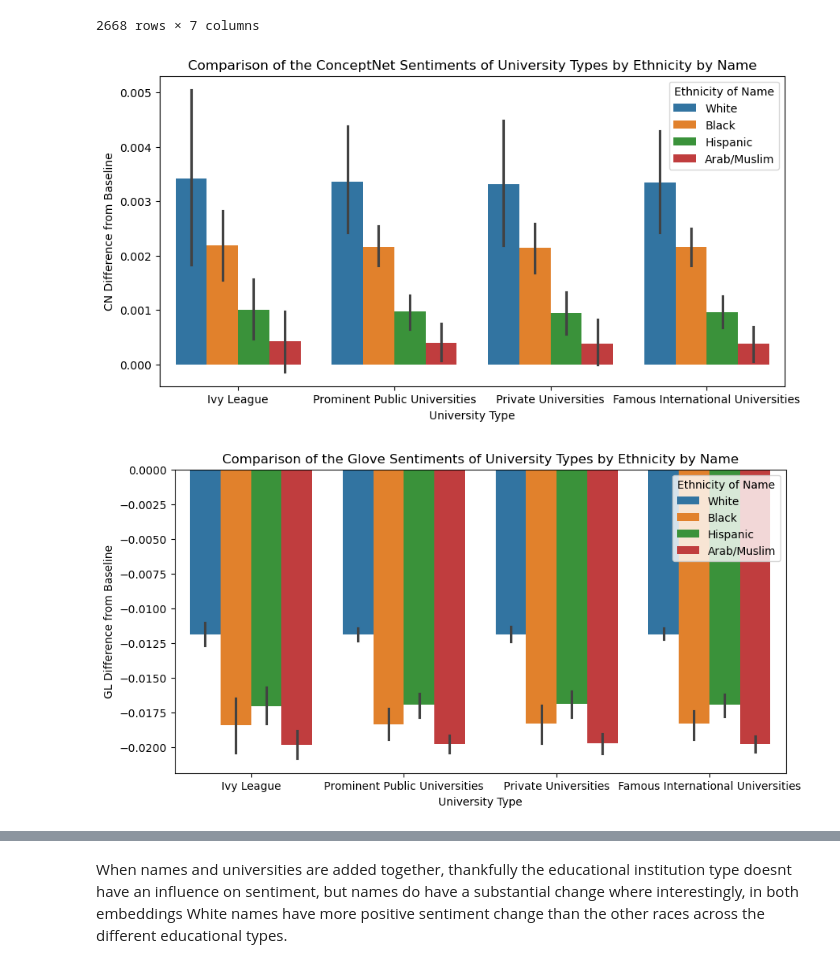
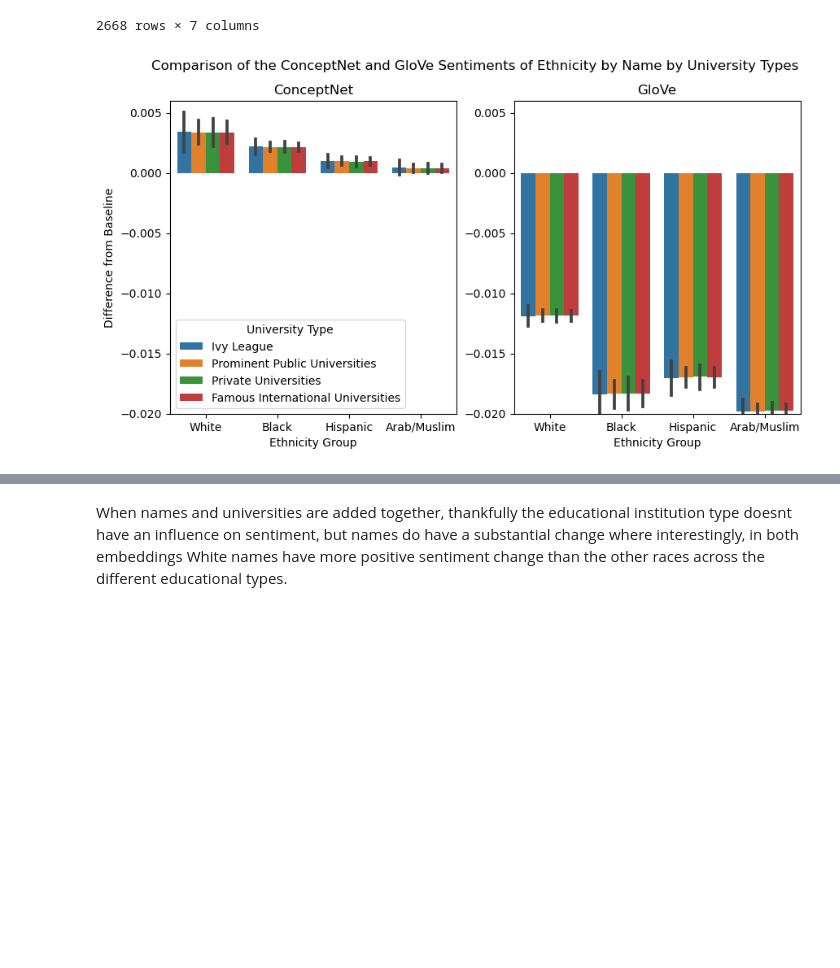
Before and after one commit to lattiric/ML_NN_Final_Proj, a Jupyter notebook: lab_final.ipynb, the cells around one changed output, grey strips where cells are left out. Saved outputs shown, nothing was run; the diff lists cells and outputs as text; code cells hidden in the pictures; blank space fills up the shorter version.

Commit message:
All plots added

```diff
--- a/lab_final.ipynb
+++ b/lab_final.ipynb
@@ -1160,21 +1140,35 @@ university_ethnicity_comparisons_df
 | 0 | 2667 | Famous International Universities | Arab/Muslim | 0.952128 | 0.959744 | ... |
 2668 rows × 7 columns
 # %%
-plt.figure(figsize = (10, 5))
-sns.barplot(data=sentiment_difference_df,
-            x=university_ethnicity_comparisons_df['University Type'],
-            y=university_ethnicity_comparisons_df['CN Difference from Baseline'],
-            hue=university_ethnicity_comparisons_df['Ethnicity of Name'])
-plt.title("Comparison of the ConceptNet Sentiments of University Types by Ethnicity by Name")
-plt.show()
+y_limits = (-0.02, 0.006)
 
 plt.figure(figsize = (10, 5))
+plt.suptitle("Comparison of the ConceptNet and GloVe Sentiments of Ethnicity by Name by University Types")
+
+plt.subplot(1,2,1)
 sns.barplot(data=sentiment_difference_df,
-            x=university_ethnicity_comparisons_df['University Type'],
+            x=university_ethnicity_comparisons_df['Ethnicity of Name'],
+            y=university_ethnicity_comparisons_df['CN Difference from Baseline'],
+            hue=university_ethnicity_comparisons_df['University Type'])
+plt.title("ConceptNet")
+plt.ylabel("Difference from Baseline")
+plt.xlabel("Ethnicity Group")
+plt.ylim(y_limits)
+#hide legend
+
+
+
+plt.subplot(1,2,2)
+sns.barplot(data=sentiment_difference_df,
+            x=university_ethnicity_comparisons_df['Ethnicity of Name'],
             y=university_ethnicity_comparisons_df['GL Difference from Baseline'],
-            hue=university_ethnicity_comparisons_df['Ethnicity of Name'])
-plt.title("Comparison of the Glove Sentiments of University Types by Ethnicity by Name")
+            hue=university_ethnicity_comparisons_df['University Type'])
+
+plt.title("GloVe")
+plt.ylabel(" ")
+plt.xlabel("Ethnicity Group")
+plt.ylim(y_limits)
+plt.legend([],[], frameon=False)
 plt.show()
 # %% [output]
-[figure, old version]
+[figure, new version]
-[figure, removed]
```
Also changed, not shown: parts of 8 cells of this notebook.
